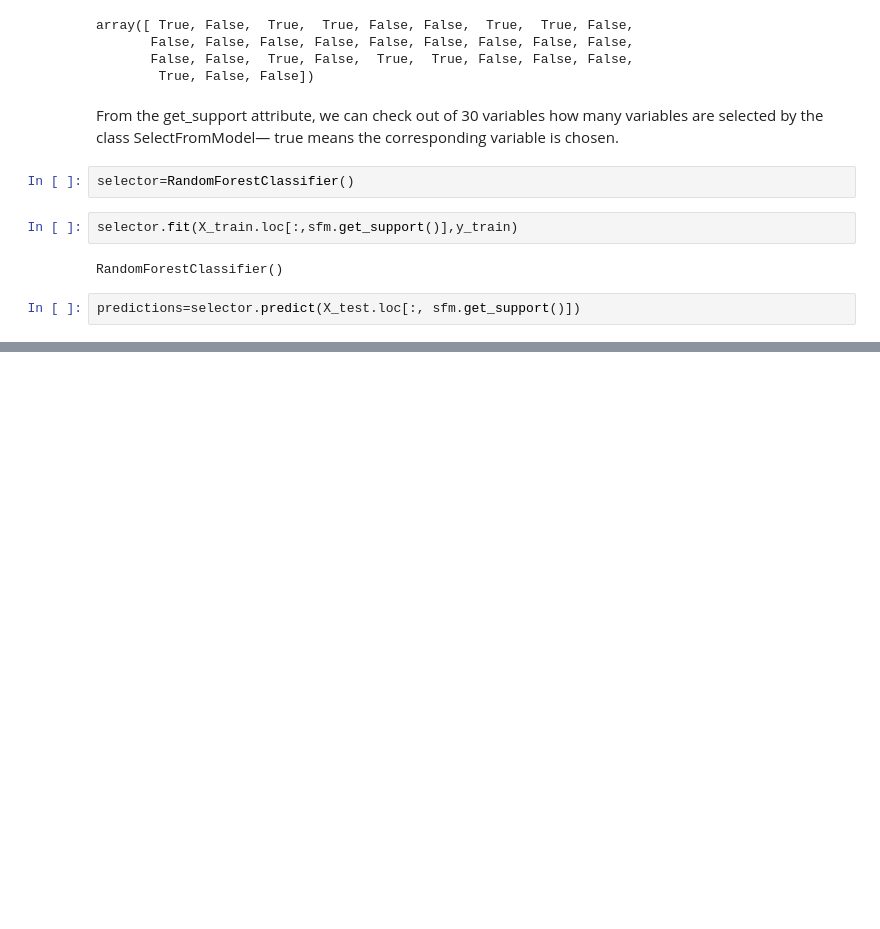
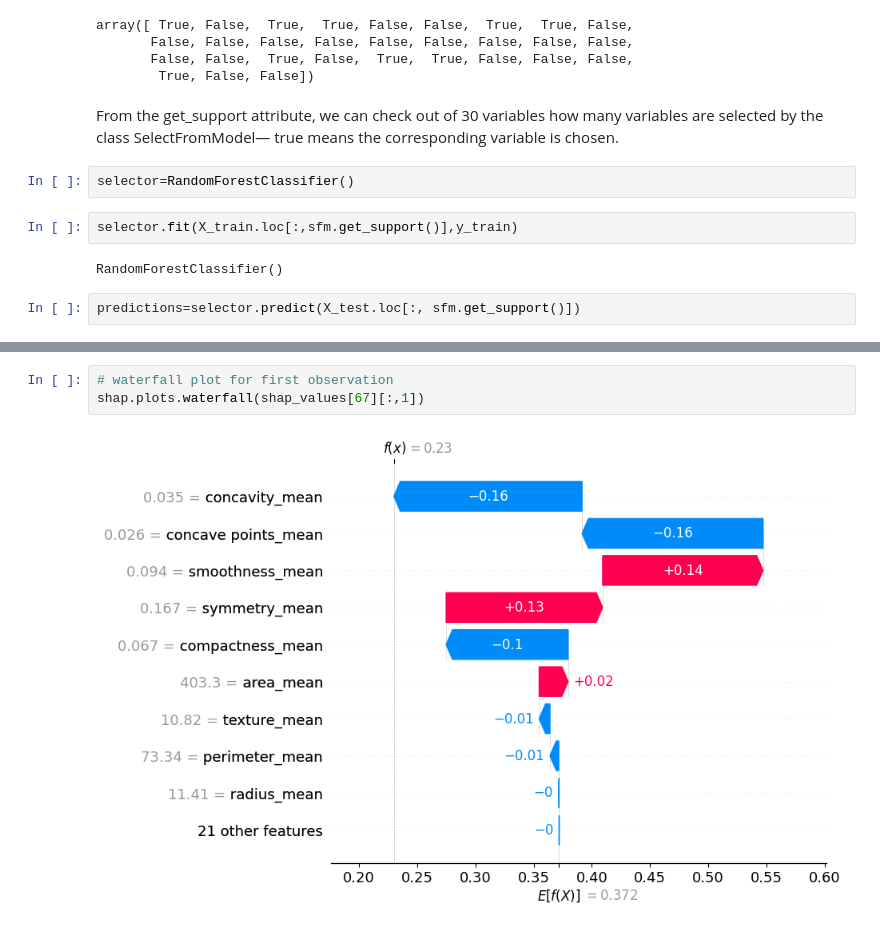
Before and after one commit to sheshankcool/Feature_Selection, a Jupyter notebook: SELECTFROMMODEL.ipynb, the cells around one changed output, grey strips where cells are left out. Cells and saved outputs as stored; diff of their text form; blank space fills up the shorter version.

```diff
--- a/SELECTFROMMODEL.ipynb
+++ b/SELECTFROMMODEL.ipynb
@@ -123,0 +209,5 @@ weighted avg       0.92      0.92      0.92       131
+# %%
+# waterfall plot for first observation
+shap.plots.waterfall(shap_values[67][:,1])
+# %% [output]
+[figure, added]
```
Also changed, not shown: parts of 40 cells of this notebook, 1 other file.
